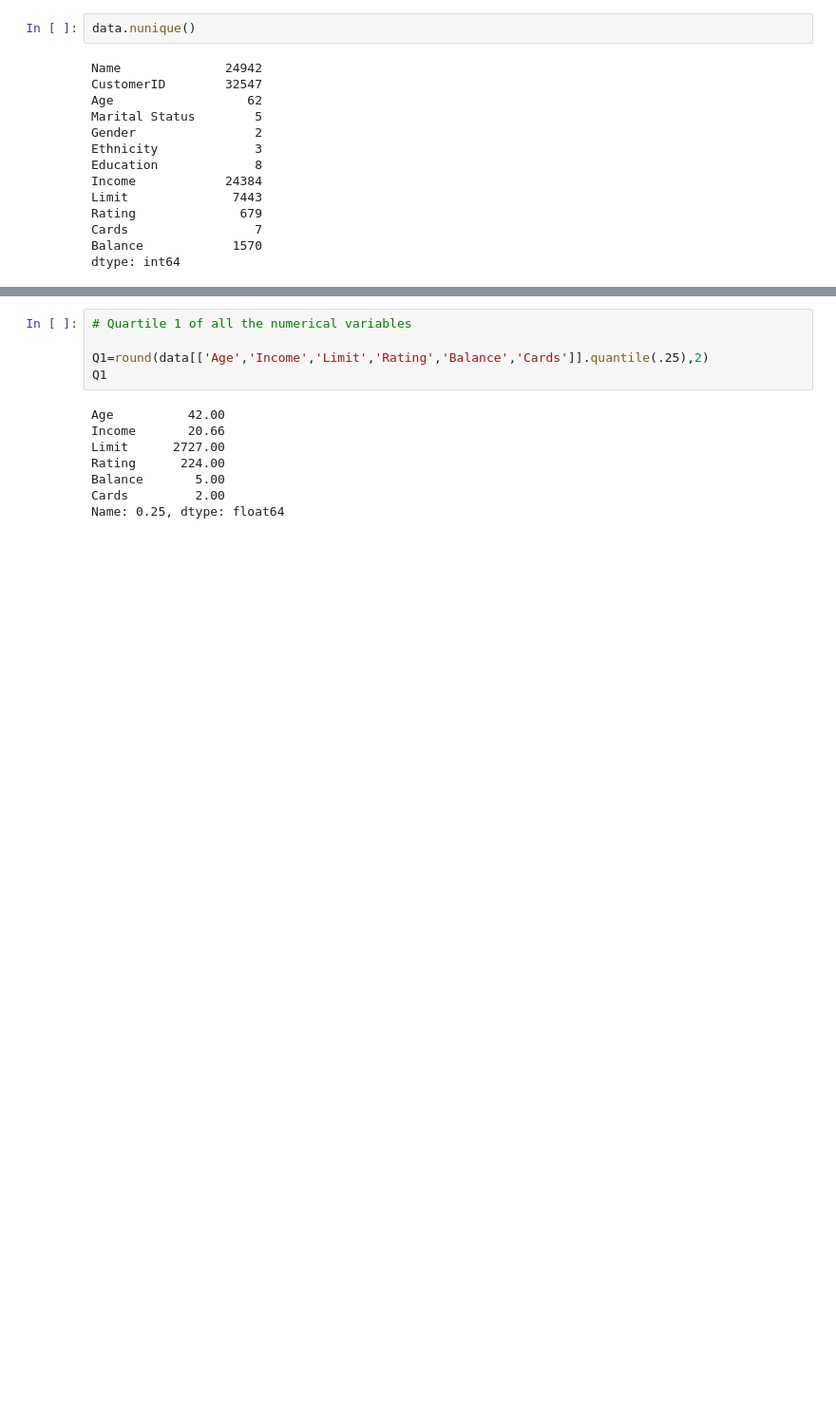
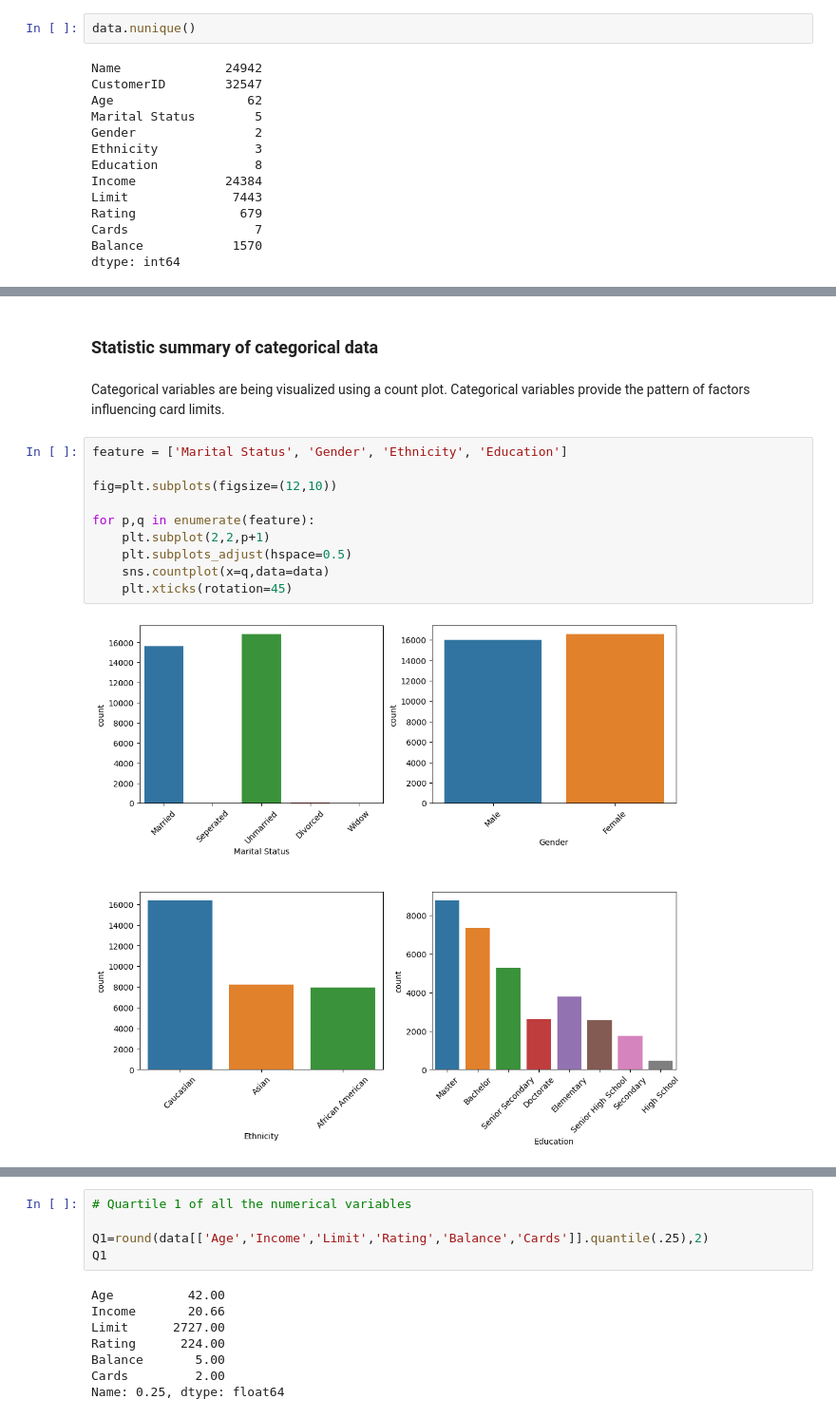
Before and after one commit to nayankm/Capstone, a Jupyter notebook: TwoDotSeven-Data-Clean.ipynb, the cells around one changed output, grey strips where cells are left out. Shown: that part at 95% size. Cells and saved outputs as stored; diff of their text form; blank space fills up the shorter version.

```diff
--- a/TwoDotSeven-Data-Clean.ipynb
+++ b/TwoDotSeven-Data-Clean.ipynb
@@ -180,0 +147,16 @@ From the above data only "Age, Income, Limit, Rating, Balance" are quantitative
+# %% [markdown]
+### Statistic summary of categorical data
+# %% [markdown]
+Categorical variables are being visualized using a count plot. Categorical variables provide the pattern of factors influencing card limits.
+# %%
+feature = ['Marital Status', 'Gender', 'Ethnicity', 'Education']
+
+fig=plt.subplots(figsize=(12,10))
+
+for p,q in enumerate(feature):
+    plt.subplot(2,2,p+1)
+    plt.subplots_adjust(hspace=0.5)
+    sns.countplot(x=q,data=data)
+    plt.xticks(rotation=45)
+# %% [output]
+[figure, added]
```
Also changed, not shown: parts of 25 cells of this notebook.
